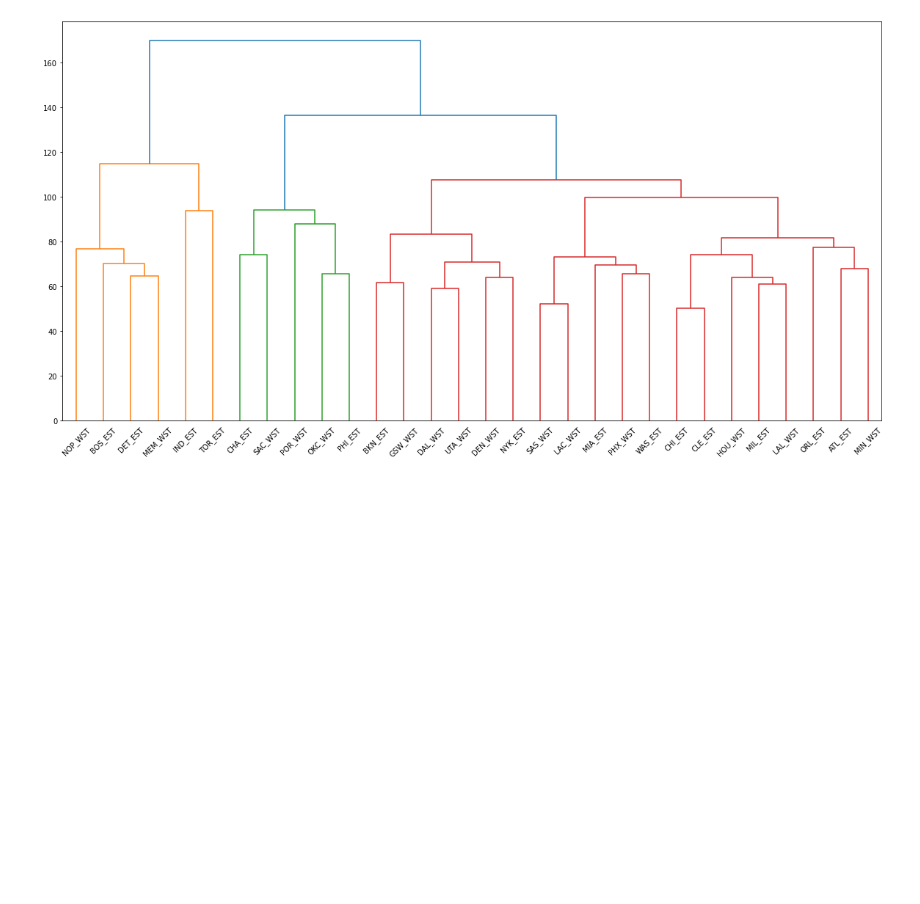
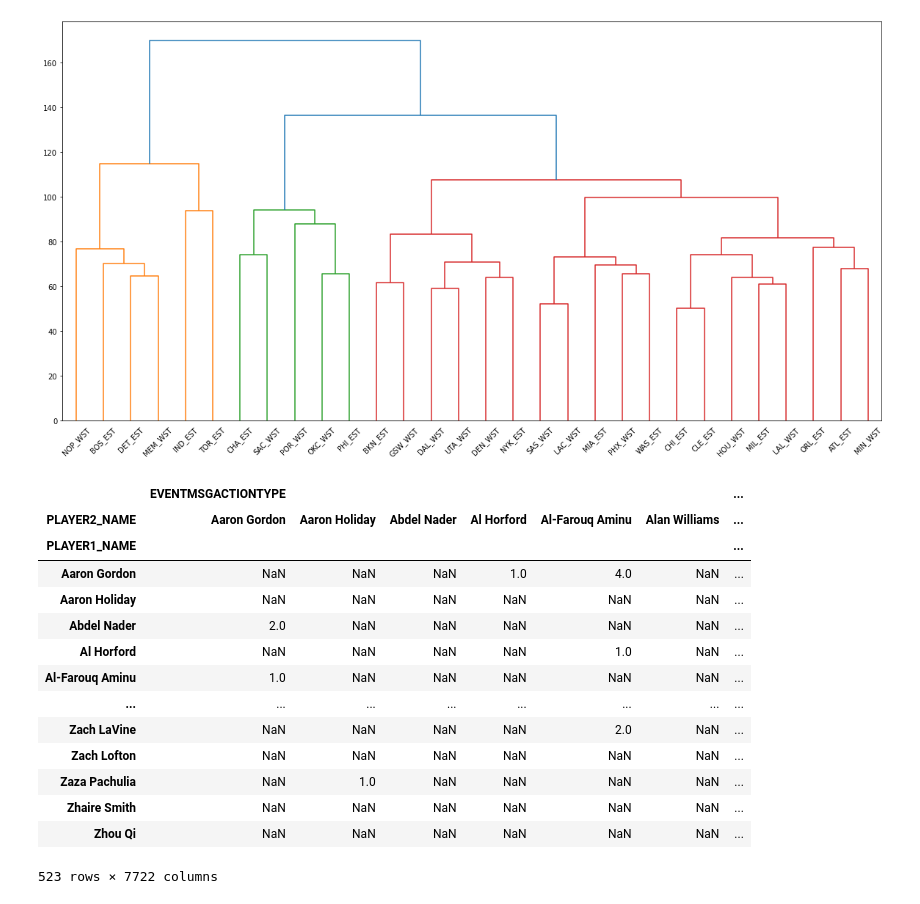
Before and after one commit to emirsglm/MAT388E-Data-Science-HW, a Jupyter notebook: HW3.ipynb, the cells around one changed output. Cells and saved outputs as stored; diff of their text form; code cells hidden in the pictures; blank space fills up the shorter version.

```diff
--- a/HW3.ipynb
+++ b/HW3.ipynb
@@ -185,6 +169,24 @@ plt.figure(figsize=(20,10))
 den = hc.dendrogram(hc.linkage(result, method='ward'), orientation='top',labels=team_names)
 # %% [output]
 [figure]
+# %%
+NBA.pivot_table(index=['PLAYER1_NAME'],columns=['PLAYER2_NAME'])
+# %% [output]
+|  | EVENTMSGACTIONTYPE |  |  |  |  |  | ... |
+| PLAYER2_NAME | Aaron Gordon | Aaron Holiday | Abdel Nader | Al Horford | Al-Farouq Aminu | Alan Williams | ... |
+| PLAYER1_NAME |  |  |  |  |  |  | ... |
+| Aaron Gordon | NaN | NaN | NaN | 1.0 | 4.0 | NaN | ... |
+| Aaron Holiday | NaN | NaN | NaN | NaN | NaN | NaN | ... |
+| Abdel Nader | 2.0 | NaN | NaN | NaN | NaN | NaN | ... |
+| Al Horford | NaN | NaN | NaN | NaN | 1.0 | NaN | ... |
+| Al-Farouq Aminu | 1.0 | NaN | NaN | NaN | NaN | NaN | ... |
+| ... | ... | ... | ... | ... | ... | ... | ... |
+| Zach LaVine | NaN | NaN | NaN | NaN | 2.0 | NaN | ... |
+| Zach Lofton | NaN | NaN | NaN | NaN | NaN | NaN | ... |
+| Zaza Pachulia | NaN | 1.0 | NaN | NaN | NaN | NaN | ... |
+| Zhaire Smith | NaN | NaN | NaN | NaN | NaN | NaN | ... |
+| Zhou Qi | NaN | NaN | NaN | NaN | NaN | NaN | ... |
+523 rows × 7722 columns
 # %%
 p12 = NBA.pivot_table(index=['PLAYER1_NAME'],columns=['PLAYER2_NAME'])["EVENTMSGACTIONTYPE"].fillna(0)
 p13 = NBA.pivot_table(index=['PLAYER1_NAME'],columns=['PLAYER3_NAME'])["EVENTMSGACTIONTYPE"].fillna(0)
```
Also changed, not shown: parts of 7 cells of this notebook.
